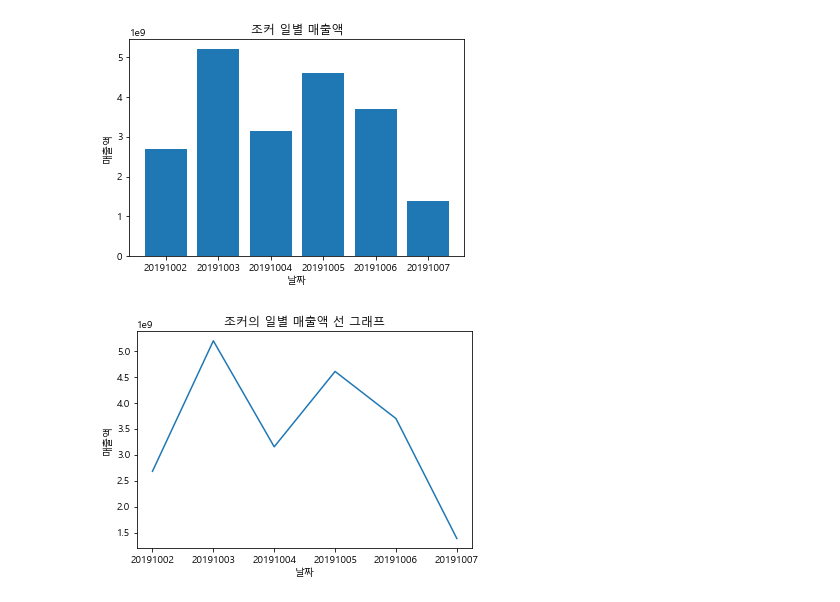
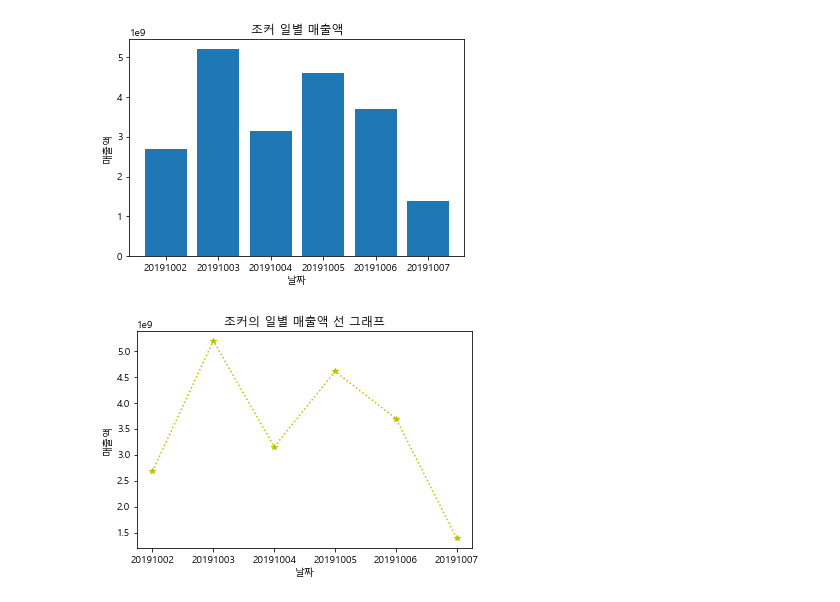
Before and after one commit to kangzinny3/pythonP, a Jupyter notebook: matplotlib/moviedata.ipynb, the cells around one changed output. Cells and saved outputs as stored; diff of their text form; code cells hidden in the pictures.

```diff
--- a/matplotlib/moviedata.ipynb
+++ b/matplotlib/moviedata.ipynb
@@ -141,11 +141,11 @@ plt.savefig(url1)
 [figure]
 # %%
 mpl.rc('font', family='Malgun Gothic')
-plt.plot(temp['targetDt'].astype(str), temp['salesAmt'], y)
+plt.plot(temp['targetDt'].astype(str), temp['salesAmt'], 'y*:')
 plt.title('{}의 일별 매출액 선 그래프'.format(temp.iloc[0,5]))
 plt.xlabel('날짜')
 plt.ylabel('매출액')
 plt.xticks(fontsize=10)
 plt.show()
 # %% [output]
-[figure, old version]
+[figure, new version]
```
